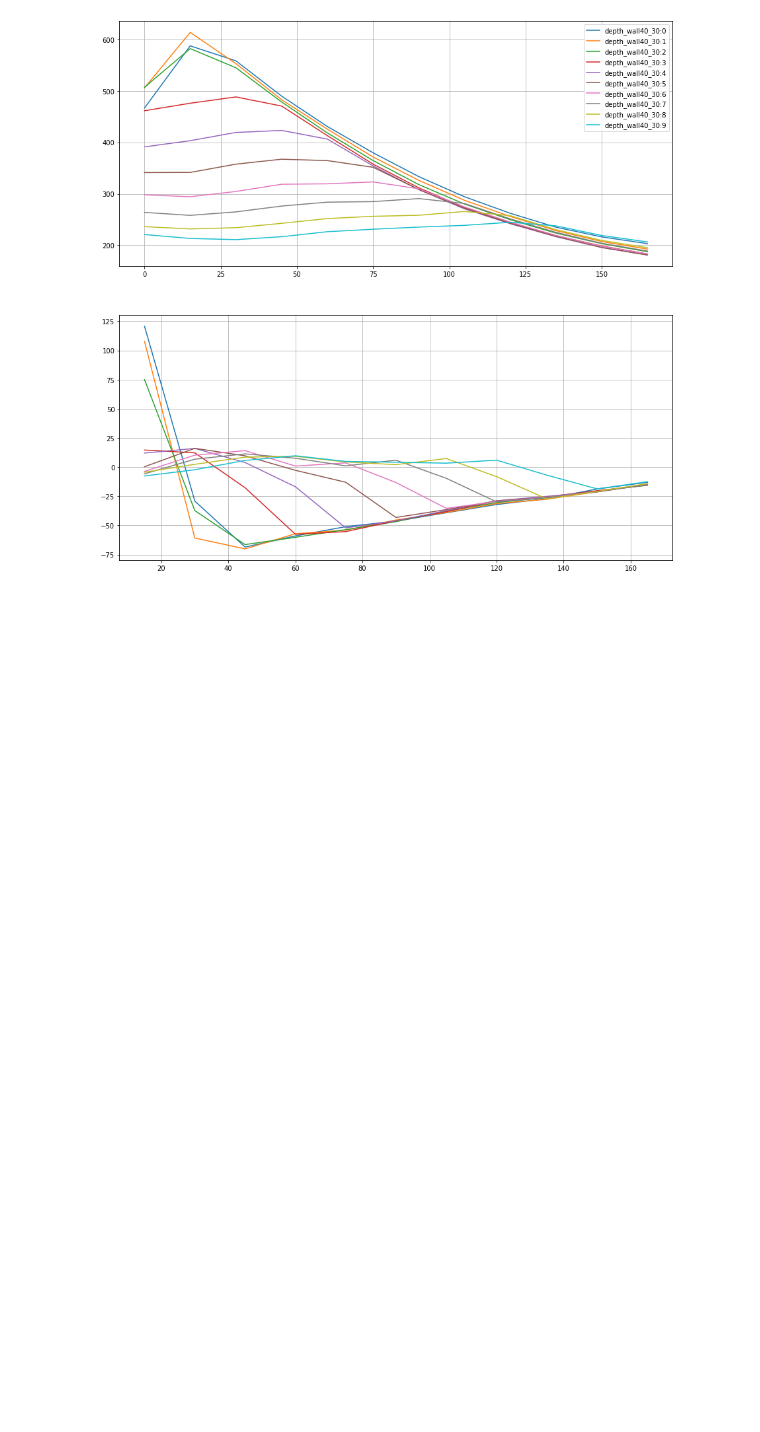
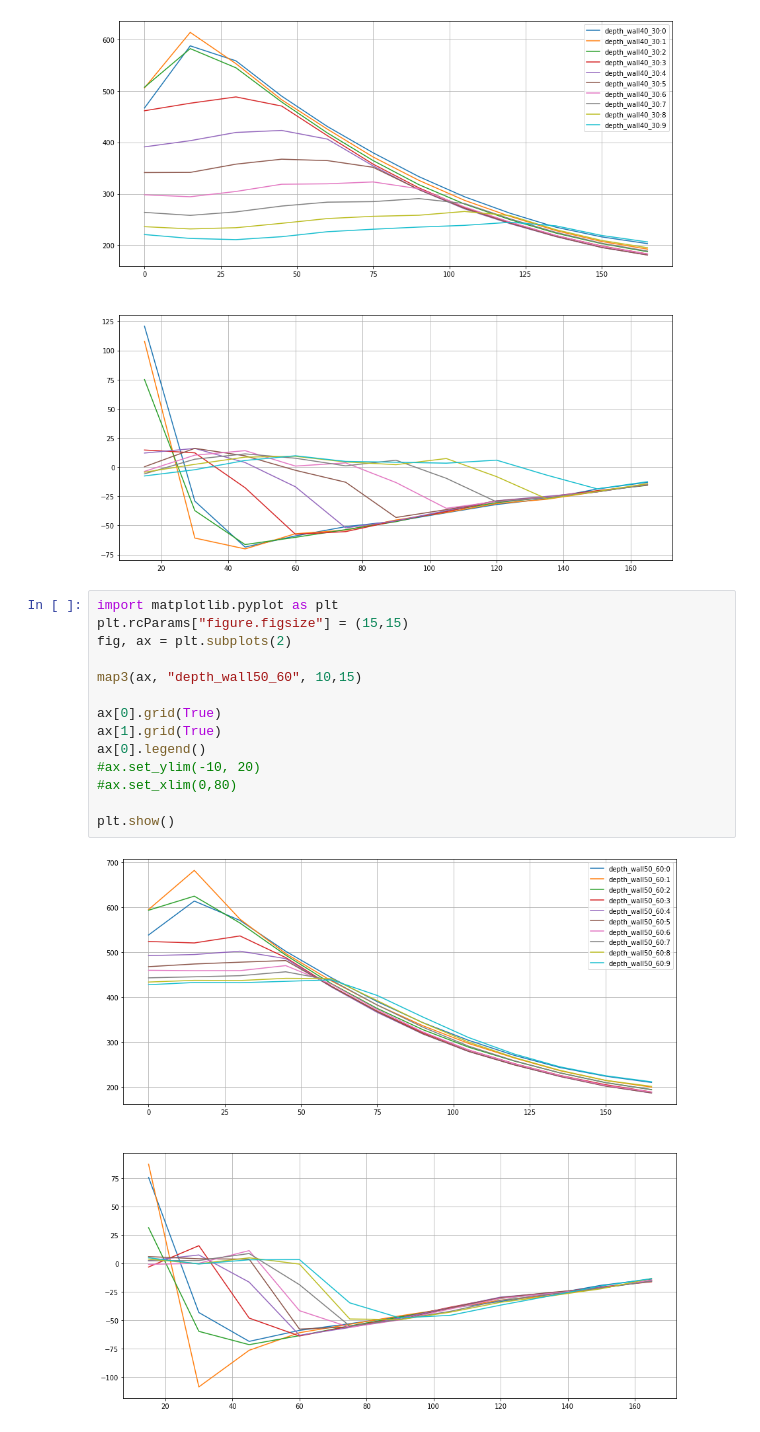
Before and after one commit to dimatoys/srobot, a Jupyter notebook: analysis/camera4.ipynb, the cells around one changed output. Cells and saved outputs as stored; diff of their text form; blank space fills up the shorter version.

Commit message:
added wall detection

```diff
--- a/analysis/camera4.ipynb
+++ b/analysis/camera4.ipynb
@@ -470,3 +470,19 @@ ax[0].legend()
 plt.show()
 # %% [output]
 [figure]
+# %%
+import matplotlib.pyplot as plt
+plt.rcParams["figure.figsize"] = (15,15)
+fig, ax = plt.subplots(2)
+
+map3(ax, "depth_wall50_60", 10,15)
+
+ax[0].grid(True)
+ax[1].grid(True)
+ax[0].legend()
+#ax.set_ylim(-10, 20)
+#ax.set_xlim(0,80)
+
+plt.show()
+# %% [output]
+[figure, added]
```
Also changed, not shown: 10 other files.
